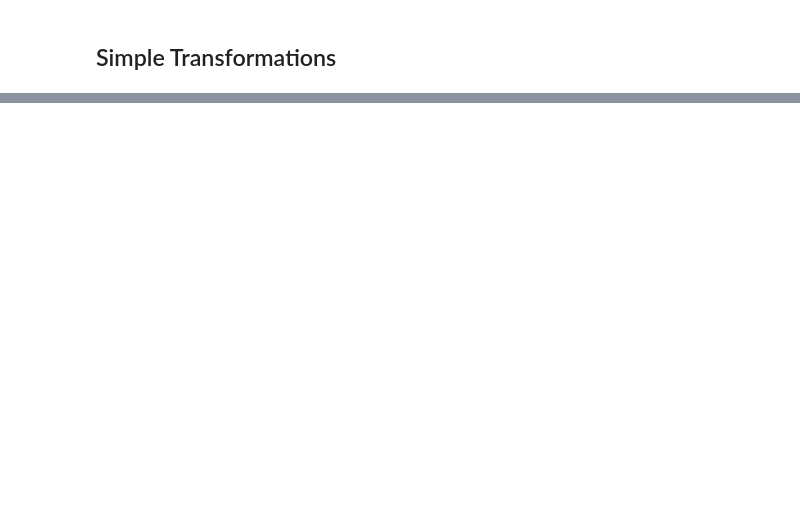
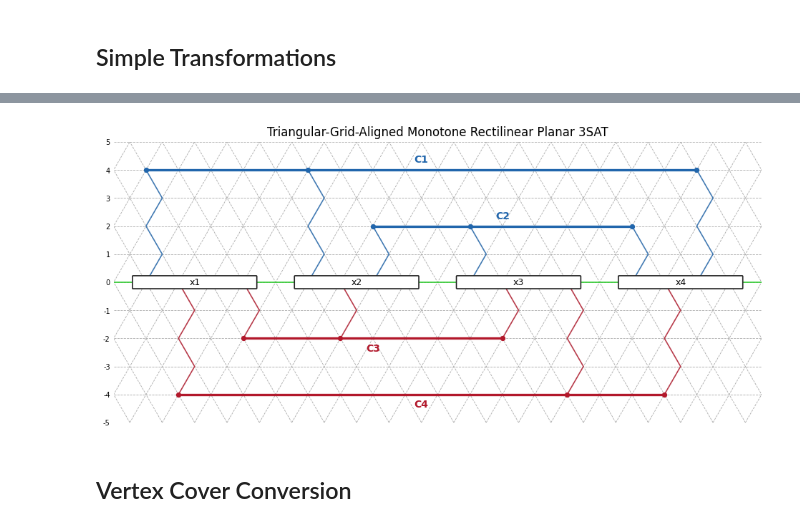
Before and after one commit to farms4life2016/dunes-flower-defense, a Jupyter notebook: python-prototype/mrp3sat_reduction.ipynb, the cells around one changed output, grey strips where cells are left out. Cells and saved outputs as stored; diff of their text form; code cells hidden in the pictures; blank space fills up the shorter version.

```diff
--- a/python-prototype/mrp3sat_reduction.ipynb
+++ b/python-prototype/mrp3sat_reduction.ipynb
@@ -532,0 +535,3 @@ plt.show()
+# %%
+# more constants
+_ZIG = 0.5  # x-offset at odd half-step rows (defines the triangular grid)
@@ -532,0 +676,7 @@ plt.show()
+# %%
+fig_tri, axis_tri = draw_instance_triangle(instance, positive_levels, negative_levels)
+plt.show()
+# %% [output]
+[figure, added]
+# %% [markdown]
+## Vertex Cover Conversion
```
Also changed, not shown: parts of 6 cells of this notebook.
